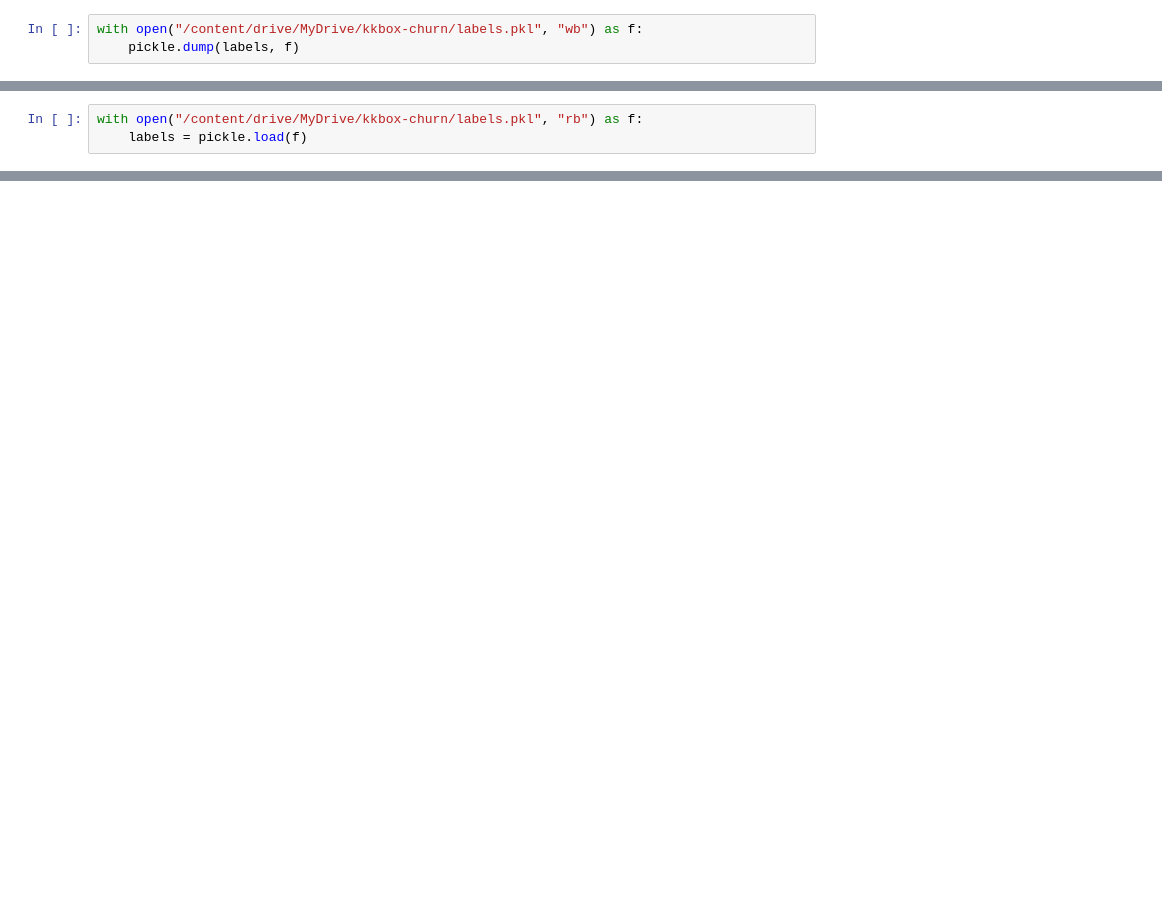
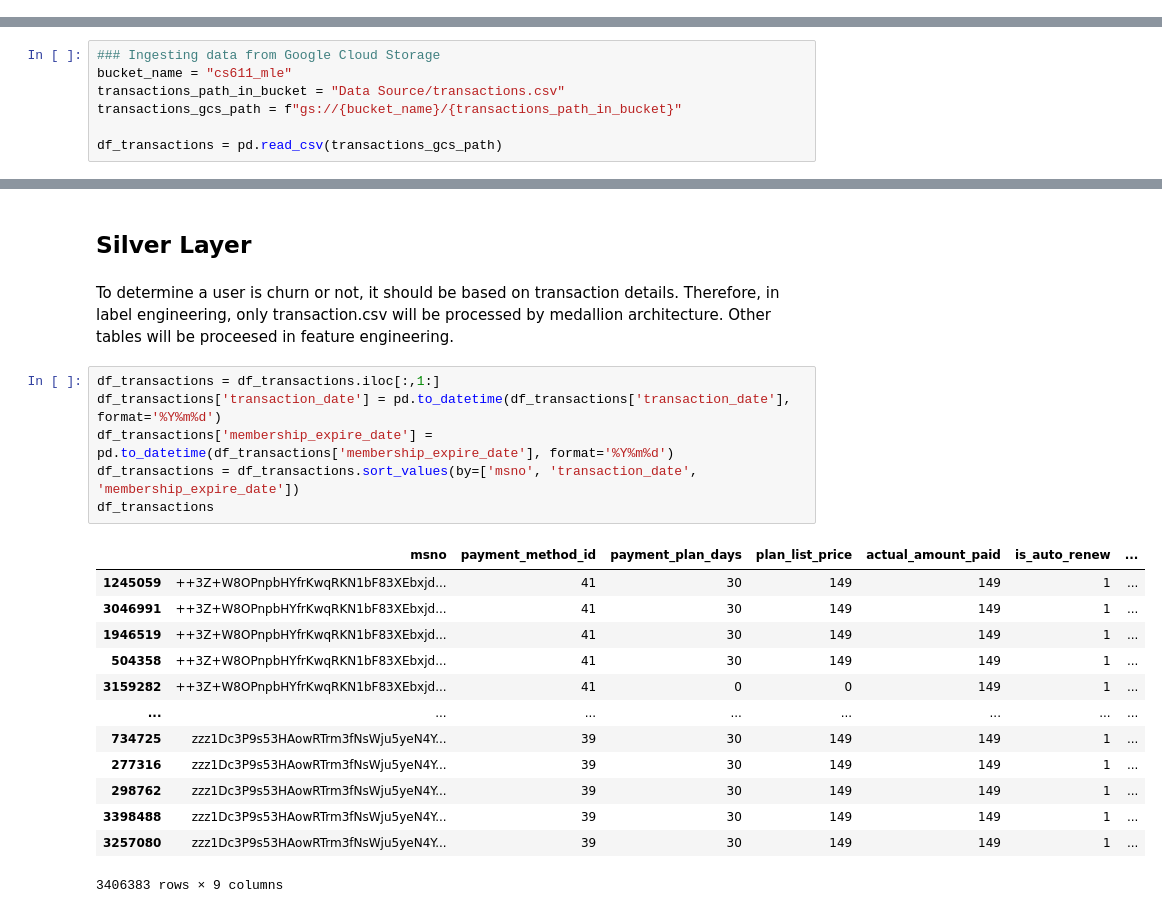
Before and after one commit to ivanckng/CS611_MLE_Group_Project, a Jupyter notebook: label_engineering_kevin.ipynb, the cells around one changed output, grey strips where cells are left out. Drawn from its saved outputs; the diff is of its cells as text; blank space fills up the shorter version.

```diff
--- a/label_engineering_kevin.ipynb
+++ b/label_engineering_kevin.ipynb
@@ -159,3 +0,0 @@ plt.show()
-# %%
-with open("/content/drive/MyDrive/kkbox-churn/labels.pkl", "wb") as f:
-    pickle.dump(labels, f)
@@ -164,3 +0,0 @@ with open("/content/drive/MyDrive/kkbox-churn/labels.pkl", "wb") as f:
-# %%
-with open("/content/drive/MyDrive/kkbox-churn/labels.pkl", "rb") as f:
-    labels = pickle.load(f)
@@ -194,0 +24,7 @@ final_df.to_csv("/content/drive/MyDrive/kkbox-churn/labeled_transactions.csv", i
+# %%
+### Ingesting data from Google Cloud Storage
+bucket_name = "cs611_mle"
+transactions_path_in_bucket = "Data Source/transactions.csv"
+transactions_gcs_path = f"gs://{bucket_name}/{transactions_path_in_bucket}"
+
+df_transactions = pd.read_csv(transactions_gcs_path)
@@ -194,0 +68,24 @@ final_df.to_csv("/content/drive/MyDrive/kkbox-churn/labeled_transactions.csv", i
+# %% [markdown]
+## Silver Layer
+# %% [markdown]
+To determine a user is churn or not, it should be based on transaction details. Therefore, in label engineering, only transaction.csv will be processed by medallion architecture. Other tables will be proceesed in feature engineering.
+# %%
+df_transactions = df_transactions.iloc[:,1:]
+df_transactions['transaction_date'] = pd.to_datetime(df_transactions['transaction_date'], format='%Y%m%d')
+df_transactions['membership_expire_date'] = pd.to_datetime(df_transactions['membership_expire_date'], format='%Y%m%d')
+df_transactions = df_transactions.sort_values(by=['msno', 'transaction_date', 'membership_expire_date'])
+df_transactions
+# %% [output]
+|  | msno | payment_method_id | payment_plan_days | plan_list_price | actual_amount_paid | is_auto_renew | ... |
+| 1245059 | ++3Z+W8OPnpbHYfrKwqRKN1bF83XEbxjd... | 41 | 30 | 149 | 149 | 1 | ... |
+| 3046991 | ++3Z+W8OPnpbHYfrKwqRKN1bF83XEbxjd... | 41 | 30 | 149 | 149 | 1 | ... |
+| 1946519 | ++3Z+W8OPnpbHYfrKwqRKN1bF83XEbxjd... | 41 | 30 | 149 | 149 | 1 | ... |
+| 504358 | ++3Z+W8OPnpbHYfrKwqRKN1bF83XEbxjd... | 41 | 30 | 149 | 149 | 1 | ... |
+| 3159282 | ++3Z+W8OPnpbHYfrKwqRKN1bF83XEbxjd... | 41 | 0 | 0 | 149 | 1 | ... |
+| ... | ... | ... | ... | ... | ... | ... | ... |
+| 734725 | zzz1Dc3P9s53HAowRTrm3fNsWju5yeN4Y... | 39 | 30 | 149 | 149 | 1 | ... |
+| 277316 | zzz1Dc3P9s53HAowRTrm3fNsWju5yeN4Y... | 39 | 30 | 149 | 149 | 1 | ... |
+| 298762 | zzz1Dc3P9s53HAowRTrm3fNsWju5yeN4Y... | 39 | 30 | 149 | 149 | 1 | ... |
+| 3398488 | zzz1Dc3P9s53HAowRTrm3fNsWju5yeN4Y... | 39 | 30 | 149 | 149 | 1 | ... |
+| 3257080 | zzz1Dc3P9s53HAowRTrm3fNsWju5yeN4Y... | 39 | 30 | 149 | 149 | 1 | ... |
+3406383 rows × 9 columns
```
Also changed, not shown: parts of 45 cells of this notebook.
